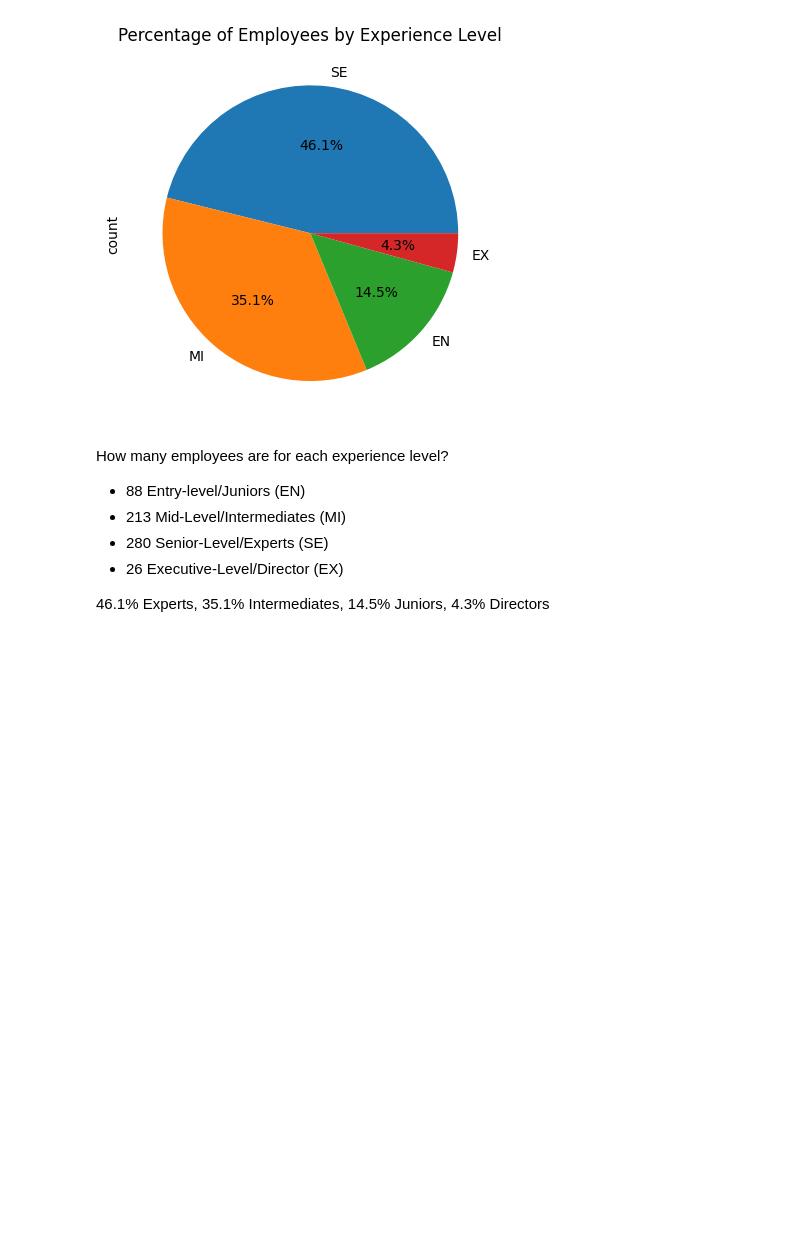
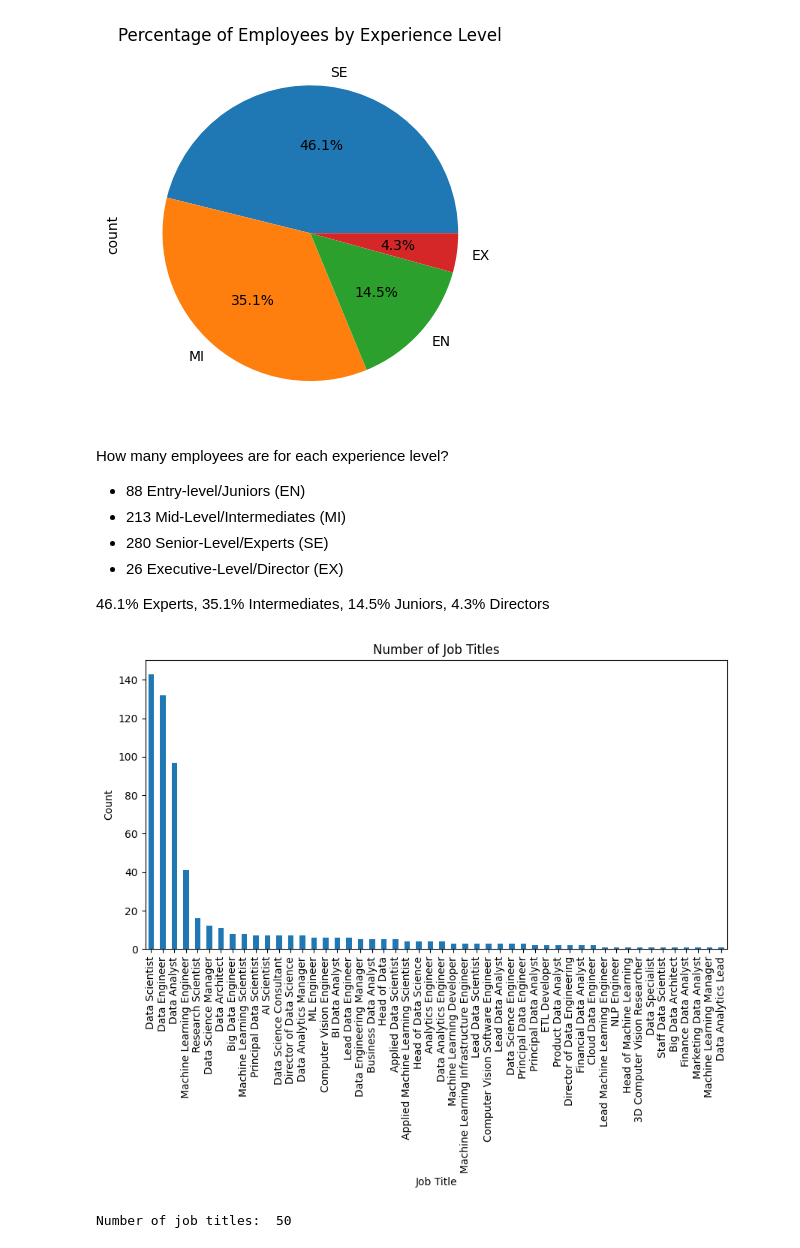
Before and after one commit to NacuAndrei/DataScience-JobSalaries, a Jupyter notebook: DataScienceSalaries.ipynb, the cells around one changed output. Saved outputs shown, nothing was run; the diff lists cells and outputs as text; code cells hidden in the pictures; blank space fills up the shorter version.

Commit message:
Explored job_title

```diff
--- a/DataScienceSalaries.ipynb
+++ b/DataScienceSalaries.ipynb
@@ -120,3 +120,15 @@ How many employees are for each experience level?
 - 26 Executive-Level/Director (EX)
 
 46.1% Experts, 35.1% Intermediates, 14.5% Juniors, 4.3% Directors
+# %%
+df['job_title'].value_counts().plot(kind='bar', width=0.5, figsize=(10, 5))
+plt.xlabel('Job Title')
+plt.ylabel('Count')
+plt.title('Number of Job Titles')
+plt.show()
+# %% [output]
+[figure, added]
+# %%
+print('Number of job titles: ',df['job_title'].value_counts().size)
+# %% [output]
+Number of job titles:  50
```
Also changed, not shown: parts of 4 cells of this notebook.
